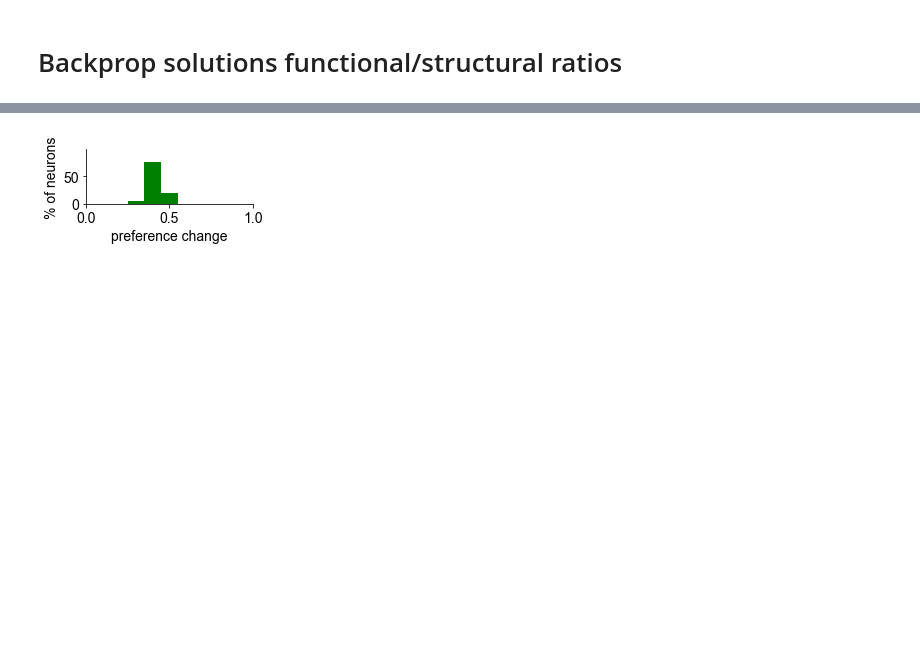
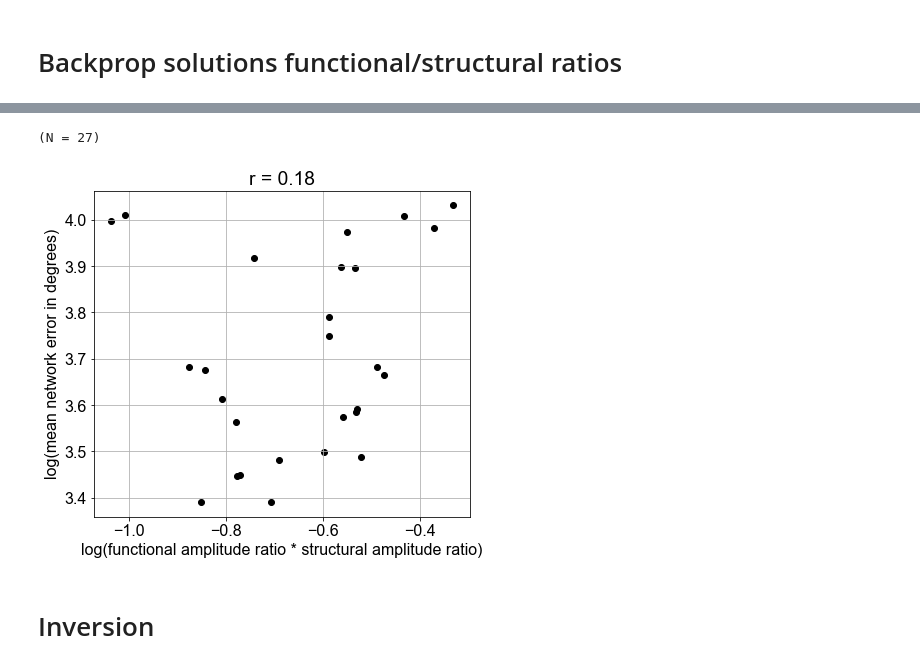
Before and after one commit to azaho/ccn_story3, a Jupyter notebook: radius.ipynb, the cells around one changed output, grey strips where cells are left out. Saved outputs shown, nothing was run; the diff lists cells and outputs as text; code cells hidden in the pictures; blank space fills up the shorter version.

```diff
--- a/radius.ipynb
+++ b/radius.ipynb
@@ -430,21 +422,39 @@ functional= 0.062+-0.080
-# %%
-from matplotlib.ticker import FormatStrFormatter
-import torch
-fig = plt.figure(figsize=(3, 1))
-plt.rc('font', **{'family': 'Arial', 'weight': 'normal', 'size': 14})
-ylim = 99
-ax = fig.add_subplot(1, 1, 1)
-bins = 10
-hist = torch.histc(torch.tensor(structural), bins = bins, min = 0, max = 1)
-hist /= torch.sum(hist)
-x = torch.arange(bins)/bins
-ax.bar(x, hist*100, align='center', width=.1, color="green")
-ax.set_xlabel('preference change')
-ax.set_ylabel('% of neurons')
-ax.set_ylim(0, ylim)
-ax.set_xlim(0, 1)
-ax.spines['top'].set_visible(False)
-ax.spines['right'].set_visible(False)
-#plt.savefig(f'{figure_dir_prefix}{directory[5:-1]}_prefchange.pdf', bbox_inches='tight')
-# %% [output]
-[figure, removed]
+# %%
+x = factors.reshape(-1, 6)[:, 1]
+y = factors.reshape(-1, 6)[:, 2]
+e = factors.reshape(-1, 6)[:, 0]
+
+filter = [True]*(e.shape[0])#(x*y<4.1) & (e<30)  # limit to a stable range of networks
+
+t = 1/(x[filter]*y[filter])
+k = e[filter]
+
+# remove NaN and inf entries
+msk = (np.isfinite(t) & np.isfinite(k))
+t = t[msk]
+k = k[msk]
+
+t, k = np.log(t), np.log(k)
+
+fig = plt.figure(figsize=(4.5*1.5, 4*1.5))
+plt.rc('font', **{'family': 'Arial', 'weight': 'normal', 'size': 16})
+
+# Calculate the correlation coefficient
+corr_coeff = np.corrcoef(t, k)[0, 1]
+
+# Create a scatter plot
+plt.scatter(t, k, label='Data points', color='k', alpha=1, rasterized=True)
+
+# Add labels and a legend
+plt.xlabel('log(functional amplitude ratio * structural amplitude ratio)')
+plt.ylabel('log(mean network error in degrees)')
+plt.title(f'r = {corr_coeff:.2f}')
+
+print(f"(N = {len(t)})")
+plt.grid(True)
+#plt.savefig('paper_figures/correlation_structural_functional_ratio_vs_error.pdf', bbox_inches='tight')
+# %% [output]
+(N = 27)
+[figure, added]
+# %% [markdown]
+# Inversion
```
Also changed, not shown: parts of 12 cells of this notebook, 6 other files.
